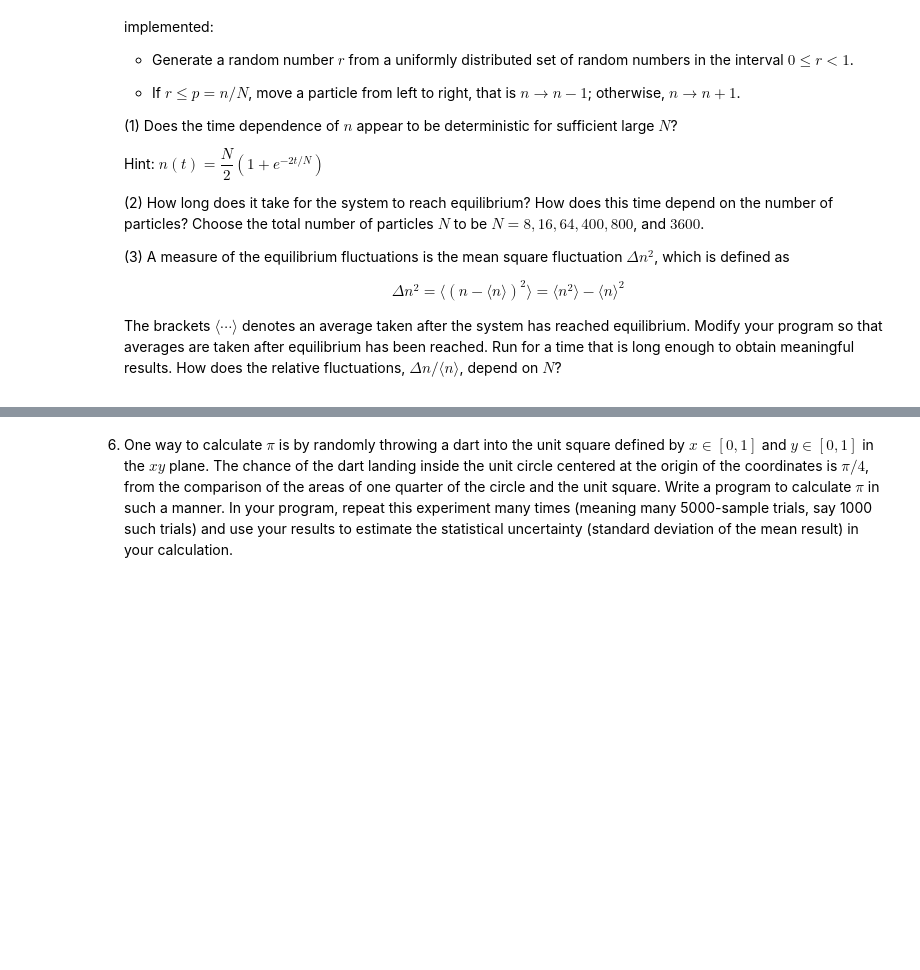
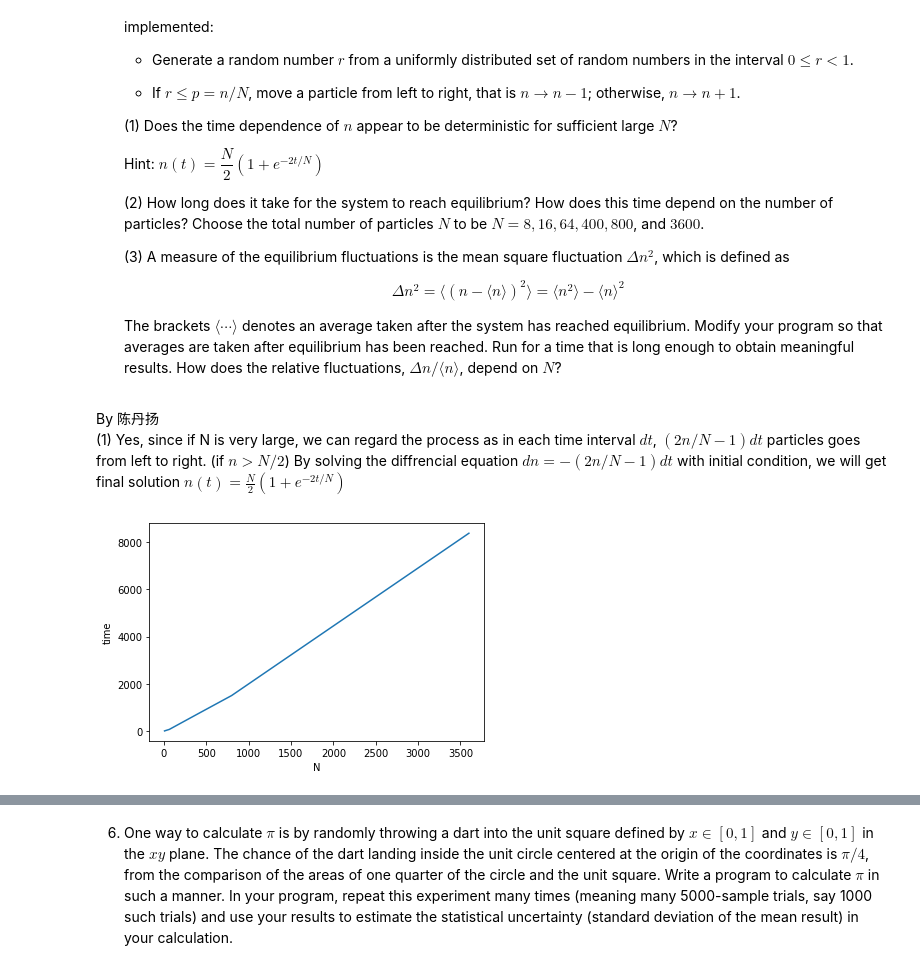
Before and after one commit to Little-old-brother-team/GroupWork, a Jupyter notebook: Week16/Week16.ipynb, the cells around one changed output, grey strips where cells are left out. Saved outputs shown, nothing was run; the diff lists cells and outputs as text; code cells hidden in the pictures; blank space fills up the shorter version.

```diff
--- a/Week16/Week16.ipynb
+++ b/Week16/Week16.ipynb
@@ -148,3 +182,50 @@ Do your checking for both a single (long) run and for the average over trials.
           \end{aligned}
     $$
     The brackets $\langle \cdots\rangle$ denotes an average taken after the system has reached equilibrium. Modify your program so that averages are taken after equilibrium has been reached. Run for a time that is long enough to obtain meaningful results. How does the relative fluctuations, $\Delta n/\langle n\rangle$, depend on $N$?
+# %% [markdown]
+By 陈丹扬
+(1) Yes, since if N is very large, we can regard the process as in each time interval $dt$, $(2n/N-1)dt$ particles goes from left to right. (if $n>N/2$) By solving the diffrencial equation $dn = -(2n/N-1)dt$ with initial condition, we will get final solution $n(t)=\frac{N}{2}(1+e^{-2t/N})$
+# %%
+# (2)
+import numpy as np
+import matplotlib.pyplot as plt
+import time
+
+def EquSimulator(N, t_max=50000, init_n=None):
+    np.random.seed(int(time.time() * 1000 % 2**32))
+    if init_n == None:
+        init_n = N
+    t = 0
+    n = init_n
+    while(t <= t_max):
+        if np.random.rand() > n/N:
+            n += 1
+        else:
+            n -= 1
+        t += 1
+        if n == N//2:
+            return t
+    return -1 # fail to reach equilibrium
+
+
+N_list = [8, 16, 64, 400, 800, 3600]
+ave_num = 100
+time_list = []
+for N in N_list:
+    mean_time = 0
+    for _ in range(ave_num):
+        t = EquSimulator(N)
+        if t < 0:
+            print("Fail to reach equilirium at N =", N)
+            exit(-1)
+        mean_time += t
+    mean_time /= ave_num
+    time_list.append(mean_time)
+
+plt.figure()
+plt.plot(N_list, time_list)
+plt.xlabel("N")
+plt.ylabel("time")
+plt.show()
+# %% [output]
+[figure, added]
```
Also changed, not shown: parts of 5 cells of this notebook.
